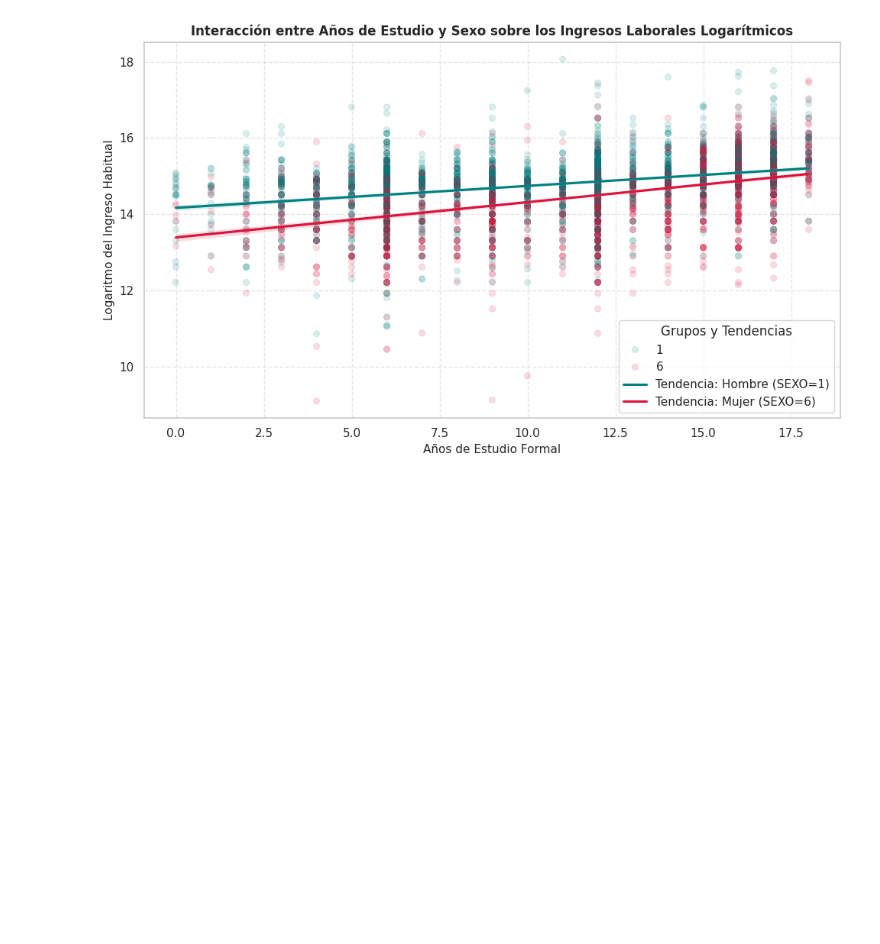
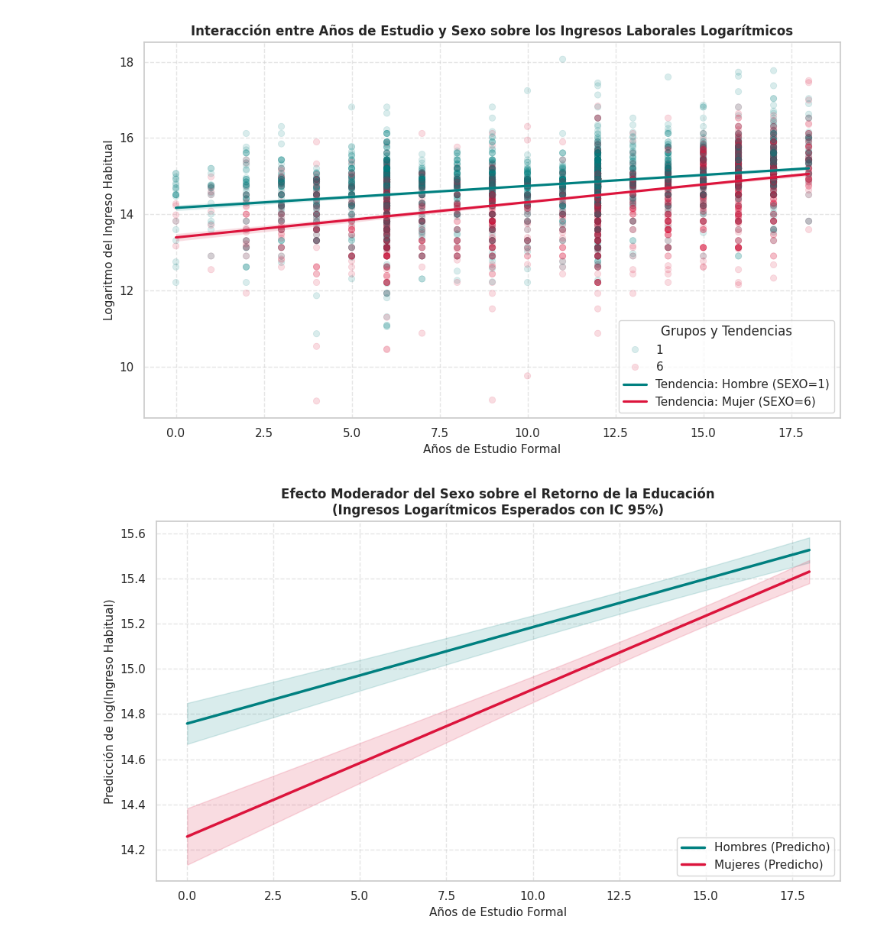
Before and after one commit to fiomusmeci-rgb/Proyecto_DataScience, a Jupyter notebook: notebooks/Fase2_DataScience_Torres_Musmeci_Roman.ipynb, the cells around one changed output. Drawn from its saved outputs; the diff is of its cells as text; code cells hidden in the pictures; blank space fills up the shorter version.

```diff
--- a/notebooks/Fase2_DataScience_Torres_Musmeci_Roman.ipynb
+++ b/notebooks/Fase2_DataScience_Torres_Musmeci_Roman.ipynb
@@ -746,6 +818,68 @@ plt.tight_layout()
 plt.show()
 # %% [output]
 [figure]
+# %%
+# --- Gráfico de Efectos Predictivos Marginales con Intervalos de Confianza (H2) ---
+# Este gráfico muestra los ingresos predichos por el modelo para hombres y mujeres a lo largo de los años de estudio,
+# manteniendo las demás covariables en sus valores promedio, haciendo explícita la diferencia de pendientes.
+
+# Generamos los datos promedio para los controles
+edad_promedio = df_h2['EDAD'].mean()
+edad_sq_promedio = df_h2['edad_sq'].mean()
+log_horas_promedio = df_h2['log_horas'].mean()
+
+# Rango de años de estudio para simular las predicciones
+anios_simulados = np.linspace(df_h2['ANIOS_ESTUDIO'].min(), df_h2['ANIOS_ESTUDIO'].max(), 50)
+
+# Construimos DataFrames auxiliares para la predicción de cada grupo
+df_pred_hombres = pd.DataFrame({
+    'ANIOS_ESTUDIO': anios_simulados,
+    'SEXO': 1,
+    'EDAD': edad_promedio,
+    'edad_sq': edad_sq_promedio,
+    'AREA_URBANA_RURAL': 1, # Área urbana
+    'log_horas': log_horas_promedio,
+    'CATEGORIA_OCUPACIONAL': 1 # Categoría base
+})
+
+df_pred_mujeres = pd.DataFrame({
+    'ANIOS_ESTUDIO': anios_simulados,
+    'SEXO': 6,
+    'EDAD': edad_promedio,
+    'edad_sq': edad_sq_promedio,
+    'AREA_URBANA_RURAL': 1,
+    'log_horas': log_horas_promedio,
+    'CATEGORIA_OCUPACIONAL': 1
+})
+
+# Calculamos predicciones e intervalos de confianza para hombres
+pred_hombres = model_hc3_h2.get_prediction(df_pred_hombres)
+summary_hombres = pred_hombres.summary_frame(alpha=0.05)
+
+# Calculamos predicciones e intervalos de confianza para mujeres
+pred_mujeres = model_hc3_h2.get_prediction(df_pred_mujeres)
+summary_mujeres = pred_mujeres.summary_frame(alpha=0.05)
+
+# Visualización
+plt.figure(figsize=(10, 6))
+
+# Línea y banda de confianza para Hombres
+plt.plot(anios_simulados, summary_hombres['mean'], color='teal', label='Hombres (Predicho)', linewidth=2.5)
+plt.fill_between(anios_simulados, summary_hombres['mean_ci_lower'], summary_hombres['mean_ci_upper'], color='teal', alpha=0.15)
+
+# Línea y banda de confianza para Mujeres
+plt.plot(anios_simulados, summary_mujeres['mean'], color='crimson', label='Mujeres (Predicho)', linewidth=2.5)
+plt.fill_between(anios_simulados, summary_mujeres['mean_ci_lower'], summary_mujeres['mean_ci_upper'], color='crimson', alpha=0.15)
+
+plt.title("Efecto Moderador del Sexo sobre el Retorno de la Educación\n(Ingresos Logarítmicos Esperados con IC 95%)", fontsize=12, fontweight='bold')
+plt.xlabel("Años de Estudio Formal", fontsize=11)
+plt.ylabel("Predicción de log(Ingreso Habitual)", fontsize=11)
+plt.legend(loc='lower right', frameon=True, facecolor='white')
+plt.grid(True, linestyle='--', alpha=0.5)
+plt.tight_layout()
+plt.show()
+# %% [output]
+[figure, added]
 # %% [markdown]
 ### 3. Evaluación Diagnóstica, Resultados e Interpretación (H2)
 
```
Also changed, not shown: parts of 12 cells of this notebook.
